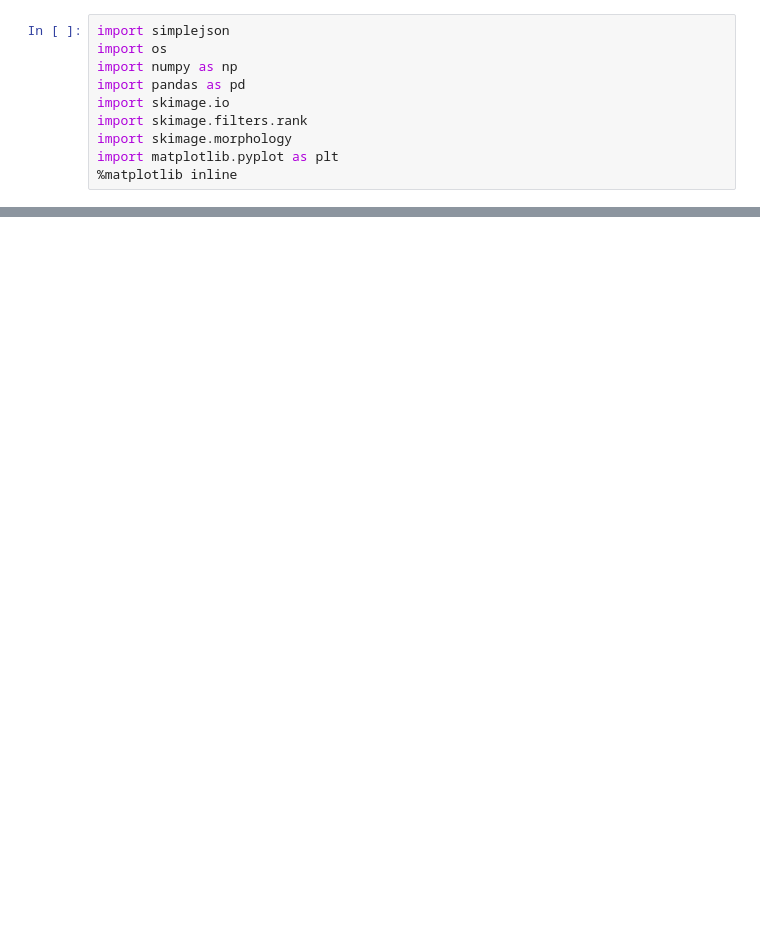
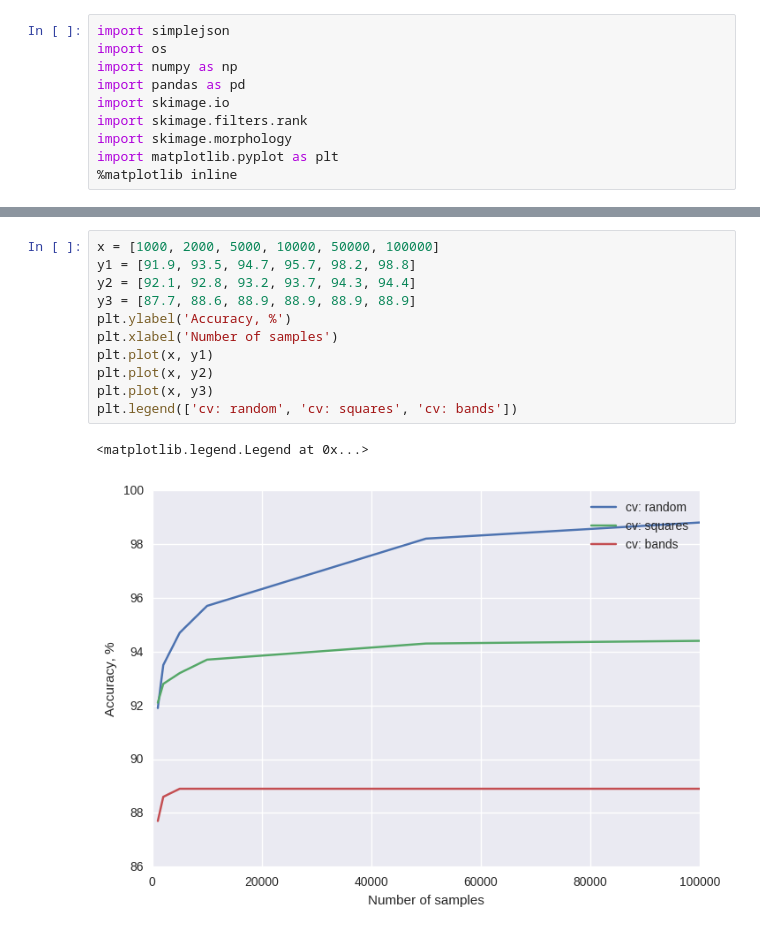
Before and after one commit to filaPro/soil_line, a Jupyter notebook: scene.ipynb, the cells around one changed output, grey strips where cells are left out. Saved outputs shown, nothing was run; the diff lists cells and outputs as text; blank space fills up the shorter version.

```diff
--- a/scene.ipynb
+++ b/scene.ipynb
@@ -701,0 +445,14 @@ plt.show()
+# %%
+x = [1000, 2000, 5000, 10000, 50000, 100000]
+y1 = [91.9, 93.5, 94.7, 95.7, 98.2, 98.8]
+y2 = [92.1, 92.8, 93.2, 93.7, 94.3, 94.4]
+y3 = [87.7, 88.6, 88.9, 88.9, 88.9, 88.9]
+plt.ylabel('Accuracy, %')
+plt.xlabel('Number of samples')
+plt.plot(x, y1)
+plt.plot(x, y2)
+plt.plot(x, y3)
+plt.legend(['cv: random', 'cv: squares', 'cv: bands'])
+# %% [output]
+<matplotlib.legend.Legend at 0x...>
+[figure, added]
```
Also changed, not shown: parts of 57 cells of this notebook.
